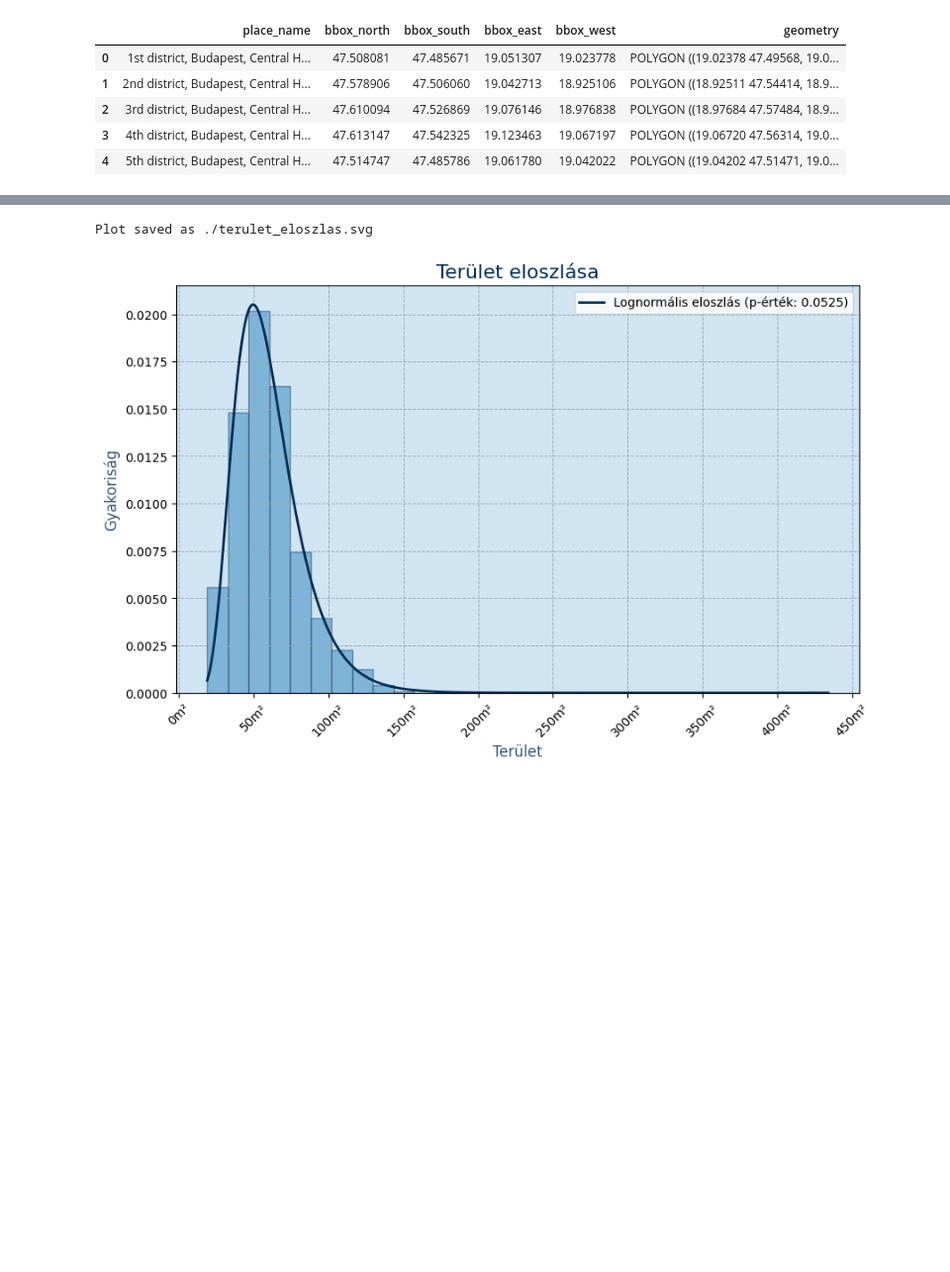
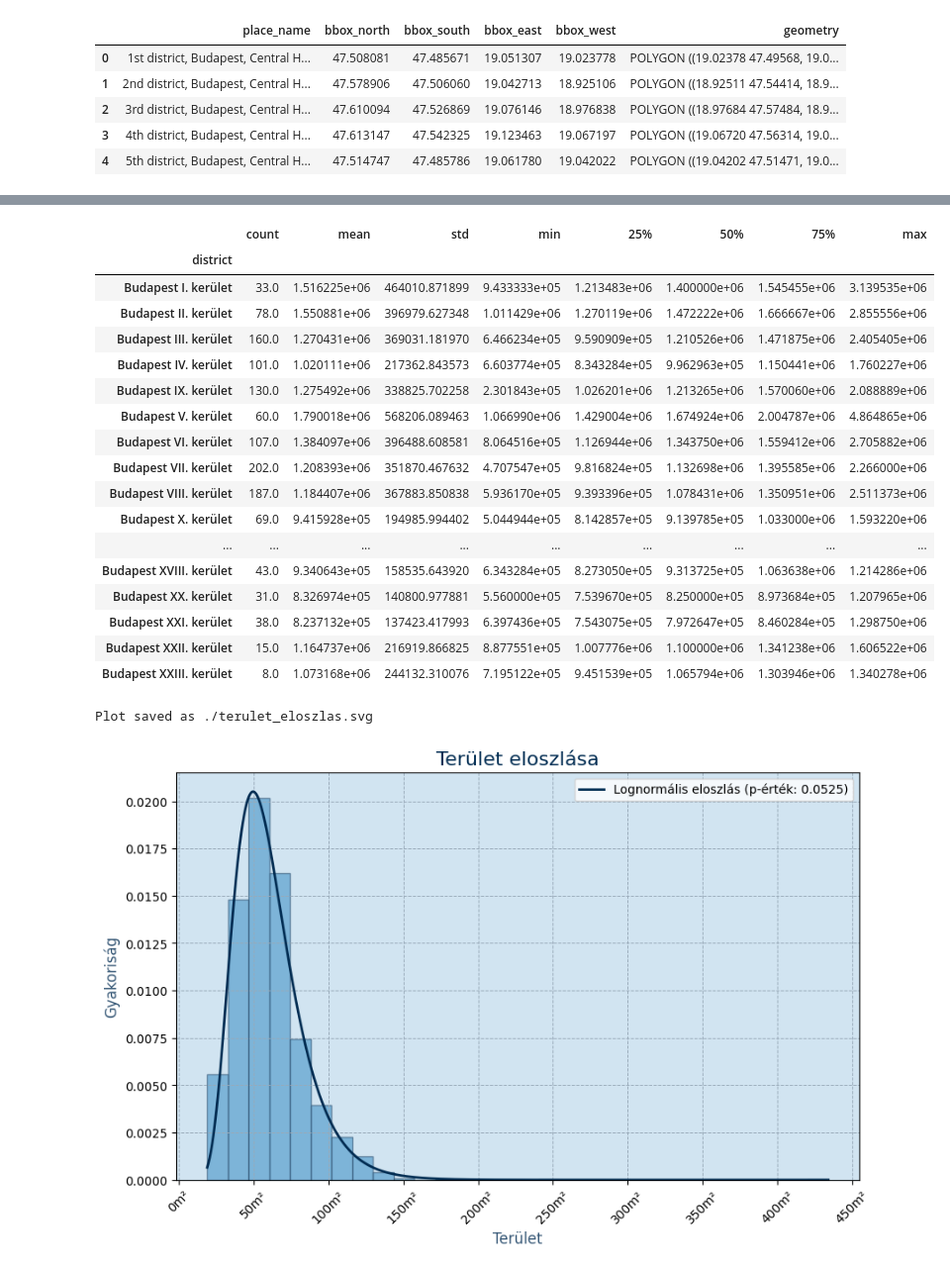
Before and after one commit to hakatiki/ETI-blog, a Jupyter notebook: content/blog/ingatlanok/modeling.ipynb, the cells around one changed output, grey strips where cells are left out. Shown at 99% size. Saved outputs shown, nothing was run; the diff lists cells and outputs as text; code cells hidden in the pictures; blank space fills up the shorter version.

```diff
--- a/content/blog/ingatlanok/modeling.ipynb
+++ b/content/blog/ingatlanok/modeling.ipynb
@@ -118,6 +153,27 @@ m.save('budapest_price_per_area_with_labels.html')
 m
 # %% [output]
 [interactive output not drawn]
+# %%
+data.groupby('district')['price_per_area'].describe()
+# %% [output]
+|  | count | mean | std | min | 25% | 50% | 75% | max |
+| district |  |  |  |  |  |  |  |  |
+| Budapest I. kerület | 33.0 | 1.516225e+06 | 464010.871899 | 9.433333e+05 | 1.213483e+06 | 1.400000e+06 | 1.545455e+06 | 3.139535e+06 |
+| Budapest II. kerület | 78.0 | 1.550881e+06 | 396979.627348 | 1.011429e+06 | 1.270119e+06 | 1.472222e+06 | 1.666667e+06 | 2.855556e+06 |
+| Budapest III. kerület | 160.0 | 1.270431e+06 | 369031.181970 | 6.466234e+05 | 9.590909e+05 | 1.210526e+06 | 1.471875e+06 | 2.405405e+06 |
+| Budapest IV. kerület | 101.0 | 1.020111e+06 | 217362.843573 | 6.603774e+05 | 8.343284e+05 | 9.962963e+05 | 1.150441e+06 | 1.760227e+06 |
+| Budapest IX. kerület | 130.0 | 1.275492e+06 | 338825.702258 | 2.301843e+05 | 1.026201e+06 | 1.213265e+06 | 1.570060e+06 | 2.088889e+06 |
+| Budapest V. kerület | 60.0 | 1.790018e+06 | 568206.089463 | 1.066990e+06 | 1.429004e+06 | 1.674924e+06 | 2.004787e+06 | 4.864865e+06 |
+| Budapest VI. kerület | 107.0 | 1.384097e+06 | 396488.608581 | 8.064516e+05 | 1.126944e+06 | 1.343750e+06 | 1.559412e+06 | 2.705882e+06 |
+| Budapest VII. kerület | 202.0 | 1.208393e+06 | 351870.467632 | 4.707547e+05 | 9.816824e+05 | 1.132698e+06 | 1.395585e+06 | 2.266000e+06 |
+| Budapest VIII. kerület | 187.0 | 1.184407e+06 | 367883.850838 | 5.936170e+05 | 9.393396e+05 | 1.078431e+06 | 1.350951e+06 | 2.511373e+06 |
+| Budapest X. kerület | 69.0 | 9.415928e+05 | 194985.994402 | 5.044944e+05 | 8.142857e+05 | 9.139785e+05 | 1.033000e+06 | 1.593220e+06 |
+| ... | ... | ... | ... | ... | ... | ... | ... | ... |
+| Budapest XVIII. kerület | 43.0 | 9.340643e+05 | 158535.643920 | 6.343284e+05 | 8.273050e+05 | 9.313725e+05 | 1.063638e+06 | 1.214286e+06 |
+| Budapest XX. kerület | 31.0 | 8.326974e+05 | 140800.977881 | 5.560000e+05 | 7.539670e+05 | 8.250000e+05 | 8.973684e+05 | 1.207965e+06 |
+| Budapest XXI. kerület | 38.0 | 8.237132e+05 | 137423.417993 | 6.397436e+05 | 7.543075e+05 | 7.972647e+05 | 8.460284e+05 | 1.298750e+06 |
+| Budapest XXII. kerület | 15.0 | 1.164737e+06 | 216919.866825 | 8.877551e+05 | 1.007776e+06 | 1.100000e+06 | 1.341238e+06 | 1.606522e+06 |
+| Budapest XXIII. kerület | 8.0 | 1.073168e+06 | 244132.310076 | 7.195122e+05 | 9.451539e+05 | 1.065794e+06 | 1.303946e+06 | 1.340278e+06 |
 # %%
 # Generalized function to fit distributions (Gamma and Log-Normal) to any column and save as PNG if specified
 
```
Also changed, not shown: parts of 11 cells of this notebook, 7 other files.
